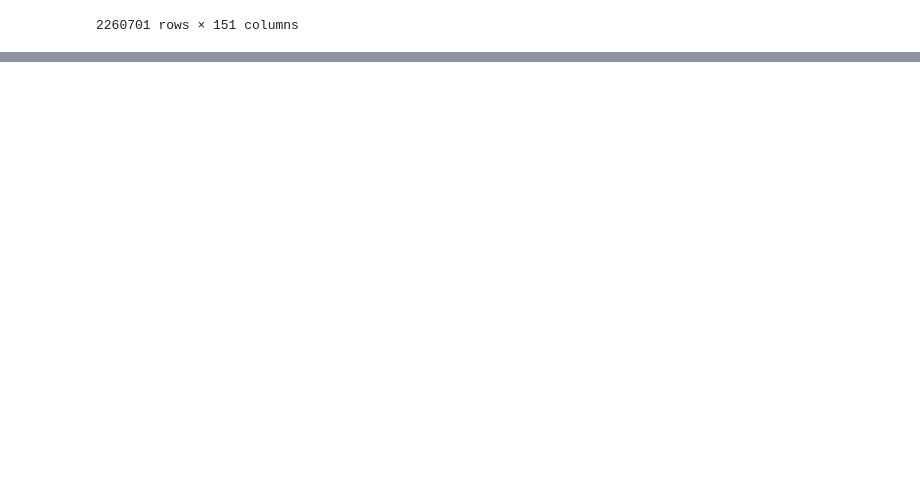
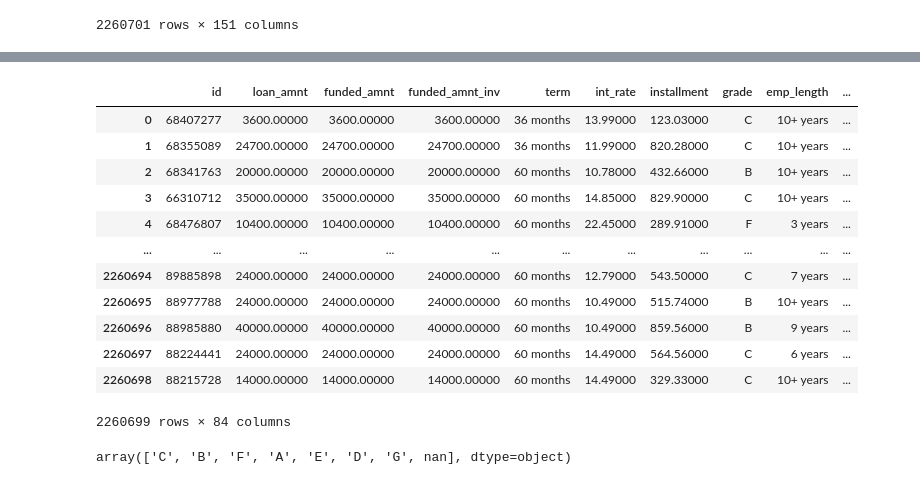
Before and after one commit to oeloanja/MLOps, a Jupyter notebook: eda_data.ipynb, the cells around one changed output, grey strips where cells are left out. Drawn from its saved outputs; the diff is of its cells as text; code cells hidden in the pictures; blank space fills up the shorter version.

```diff
--- a/eda_data.ipynb
+++ b/eda_data.ipynb
@@ -129,0 +284,22 @@ data_c.describe()
+# %%
+more_drop_list = ['verification_status', 'issue_d', 'pymnt_plan', 'addr_state', 'earliest_cr_line', 'fico_range_low', 'fico_range_high']
+data_drop = data_drop_last2.drop(more_drop_list, axis = 1)
+data_drop
+# %% [output]
+|  | id | loan_amnt | funded_amnt | funded_amnt_inv | term | int_rate | installment | grade | emp_length | ... |
+| 0 | 68407277 | 3600.00000 | 3600.00000 | 3600.00000 | 36 months | 13.99000 | 123.03000 | C | 10+ years | ... |
+| 1 | 68355089 | 24700.00000 | 24700.00000 | 24700.00000 | 36 months | 11.99000 | 820.28000 | C | 10+ years | ... |
+| 2 | 68341763 | 20000.00000 | 20000.00000 | 20000.00000 | 60 months | 10.78000 | 432.66000 | B | 10+ years | ... |
+| 3 | 66310712 | 35000.00000 | 35000.00000 | 35000.00000 | 60 months | 14.85000 | 829.90000 | C | 10+ years | ... |
+| 4 | 68476807 | 10400.00000 | 10400.00000 | 10400.00000 | 60 months | 22.45000 | 289.91000 | F | 3 years | ... |
+| ... | ... | ... | ... | ... | ... | ... | ... | ... | ... | ... |
+| 2260694 | 89885898 | 24000.00000 | 24000.00000 | 24000.00000 | 60 months | 12.79000 | 543.50000 | C | 7 years | ... |
+| 2260695 | 88977788 | 24000.00000 | 24000.00000 | 24000.00000 | 60 months | 10.49000 | 515.74000 | B | 10+ years | ... |
+| 2260696 | 88985880 | 40000.00000 | 40000.00000 | 40000.00000 | 60 months | 10.49000 | 859.56000 | B | 9 years | ... |
+| 2260697 | 88224441 | 24000.00000 | 24000.00000 | 24000.00000 | 60 months | 14.49000 | 564.56000 | C | 6 years | ... |
+| 2260698 | 88215728 | 14000.00000 | 14000.00000 | 14000.00000 | 60 months | 14.49000 | 329.33000 | C | 10+ years | ... |
+2260699 rows × 84 columns
+# %%
+data_drop_last2['grade'].unique()
+# %% [output]
+array(['C', 'B', 'F', 'A', 'E', 'D', 'G', nan], dtype=object)
```
Also changed, not shown: parts of 23 cells of this notebook.
